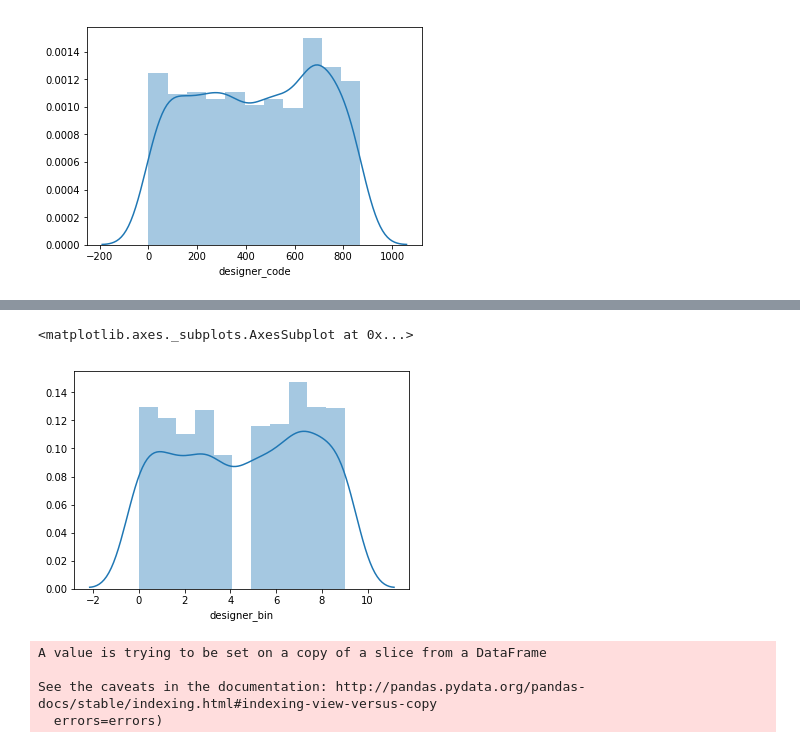
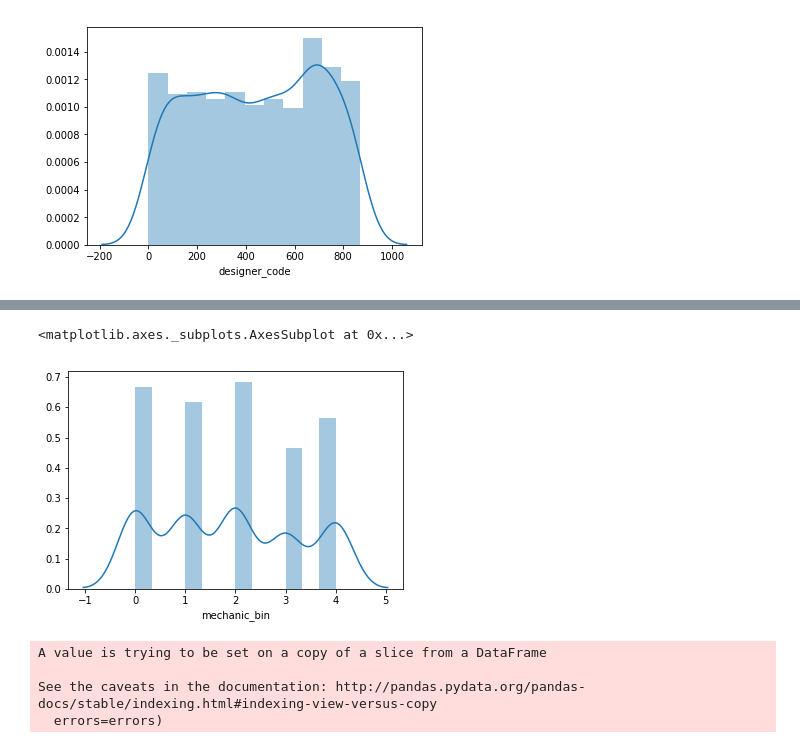
Before and after one commit to misoyun/ML-Repository, a Jupyter notebook: BoardGame_2.ipynb, the cells around one changed output, grey strips where cells are left out. Drawn from its saved outputs; the diff is of its cells as text; code cells hidden in the pictures.

```diff
--- a/BoardGame_2.ipynb
+++ b/BoardGame_2.ipynb
@@ -341,8 +354,8 @@ See the caveats in the documentation: http://pandas.pydata.org/pandas-docs/stabl
 # %%
-display(sns.distplot(X_test['designer_bin']))
+display(sns.distplot(X_test['mechanic_bin']))
 # %% [output]
 <matplotlib.axes._subplots.AxesSubplot at 0x...>
-[figure, old version]
+[figure, new version]
 # %%
 X_train.drop(categorical_feat,axis = 1, inplace = True )
 X_test.drop(categorical_feat,axis = 1, inplace = True )
```
Also changed, not shown: parts of 7 cells of this notebook.
